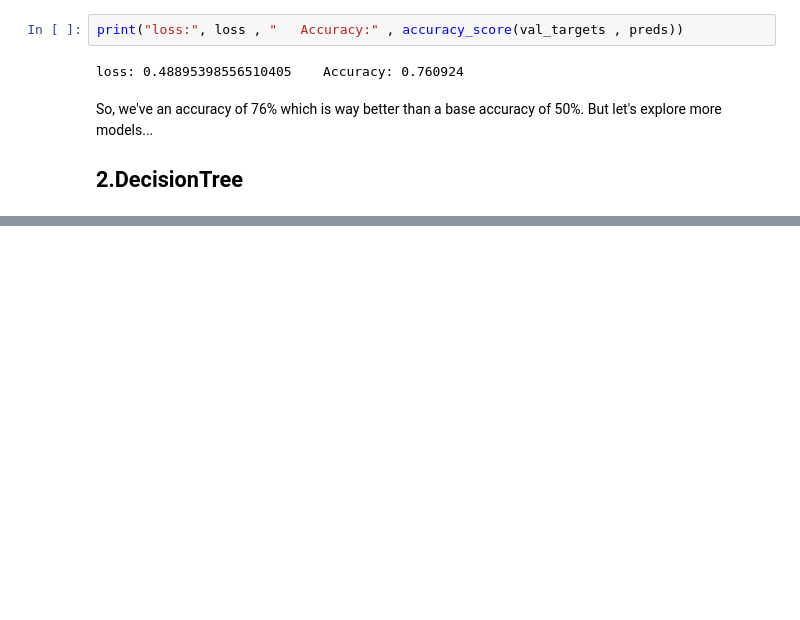
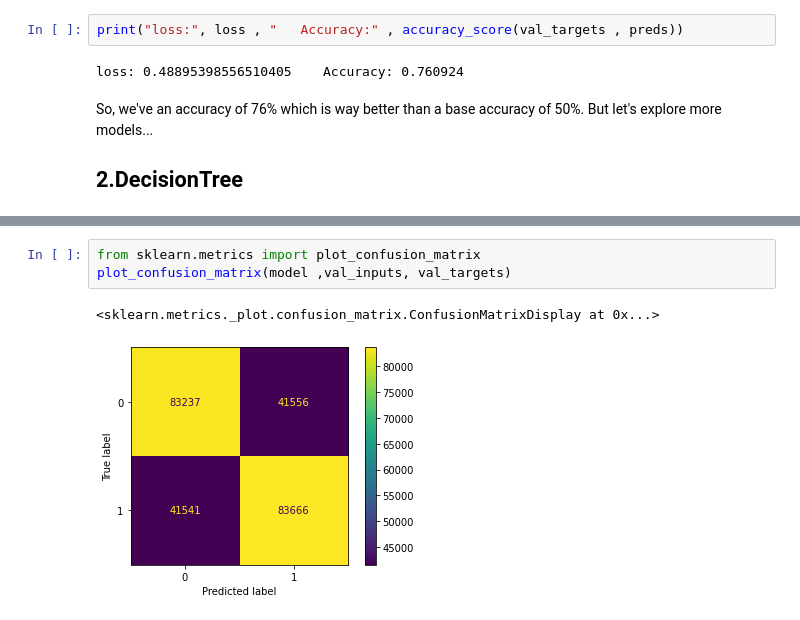
Before and after one commit to yagyesh-bobde/Titanic-Survivor-Prediction-Kaggle-Competition, a Jupyter notebook: Binary_classification.ipynb, the cells around one changed output, grey strips where cells are left out. Drawn from its saved outputs; the diff is of its cells as text; blank space fills up the shorter version.

Commit message:
confusion-matrix-plot

```diff
--- a/Binary_classification.ipynb
+++ b/Binary_classification.ipynb
@@ -138,0 +145,6 @@ confusion_matrix(val_targets,preds, normalize='true')
+# %%
+from sklearn.metrics import plot_confusion_matrix
+plot_confusion_matrix(model ,val_inputs, val_targets)
+# %% [output]
+<sklearn.metrics._plot.confusion_matrix.ConfusionMatrixDisplay at 0x...>
+[figure, added]
```
Also changed, not shown: parts of 2 cells of this notebook, 1 other file.
